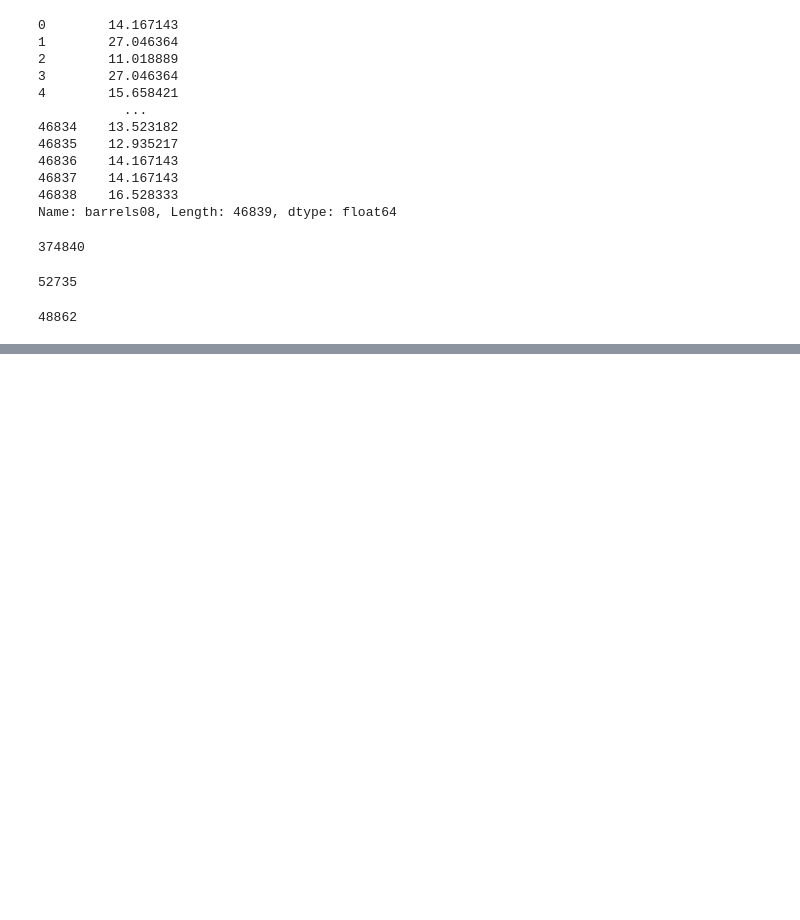
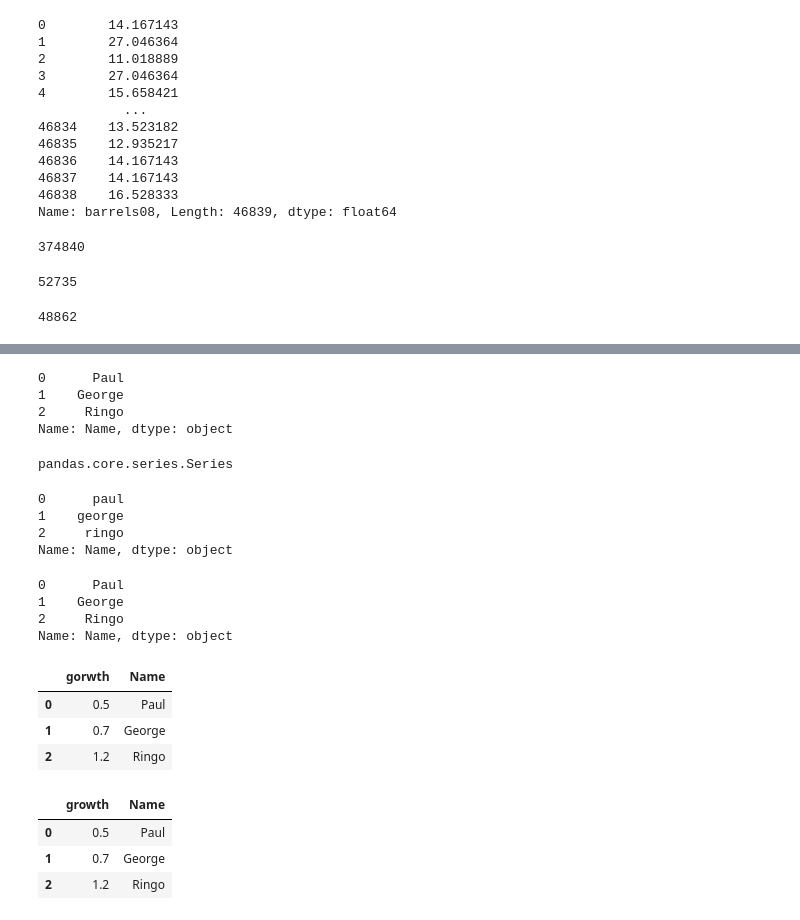
Before and after one commit to adra-dev/effectivepandas, a Jupyter notebook: effectivepandas.ipynb, the cells around one changed output, grey strips where cells are left out. Saved outputs shown, nothing was run; the diff lists cells and outputs as text; code cells hidden in the pictures; blank space fills up the shorter version.

```diff
--- a/effectivepandas.ipynb
+++ b/effectivepandas.ipynb
@@ -3617,0 +3668,36 @@ nc_cat.pipe(generalize_topn, n=20, other='NA').memory_usage(deep=True)
+# %%
+df['Name']
+# %% [output]
+0      Paul
+1    George
+2     Ringo
+Name: Name, dtype: object
+# %%
+type(df['Name'])
+# %% [output]
+pandas.core.series.Series
+# %%
+df['Name'].str.lower()
+# %% [output]
+0      paul
+1    george
+2     ringo
+Name: Name, dtype: object
+# %%
+df.Name
+# %% [output]
+0      Paul
+1    George
+2     Ringo
+Name: Name, dtype: object
+# %%
+pd.DataFrame([
+    {'gorwth':.5, 'Name':'Paul'},
+    {'gorwth':.7, 'Name':'George'},
+    {'gorwth':1.2, 'Name':'Ringo'},
+])
+# %% [output]
+|  | gorwth | Name |
+| 0 | 0.5 | Paul |
+| 1 | 0.7 | George |
+| 2 | 1.2 | Ringo |
@@ -3617,0 +3710,7 @@ nc_cat.pipe(generalize_topn, n=20, other='NA').memory_usage(deep=True)
+# %%
+pd.read_csv(csv_file)
+# %% [output]
+|  | growth | Name |
+| 0 | 0.5 | Paul |
+| 1 | 0.7 | George |
+| 2 | 1.2 | Ringo |
```
Also changed, not shown: parts of 28 cells of this notebook.
